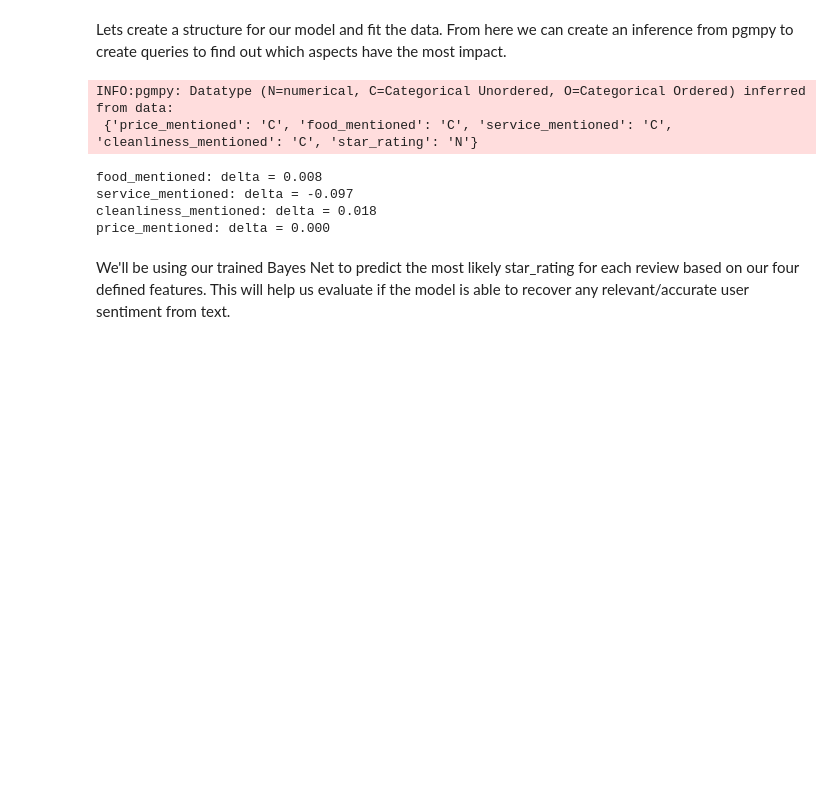
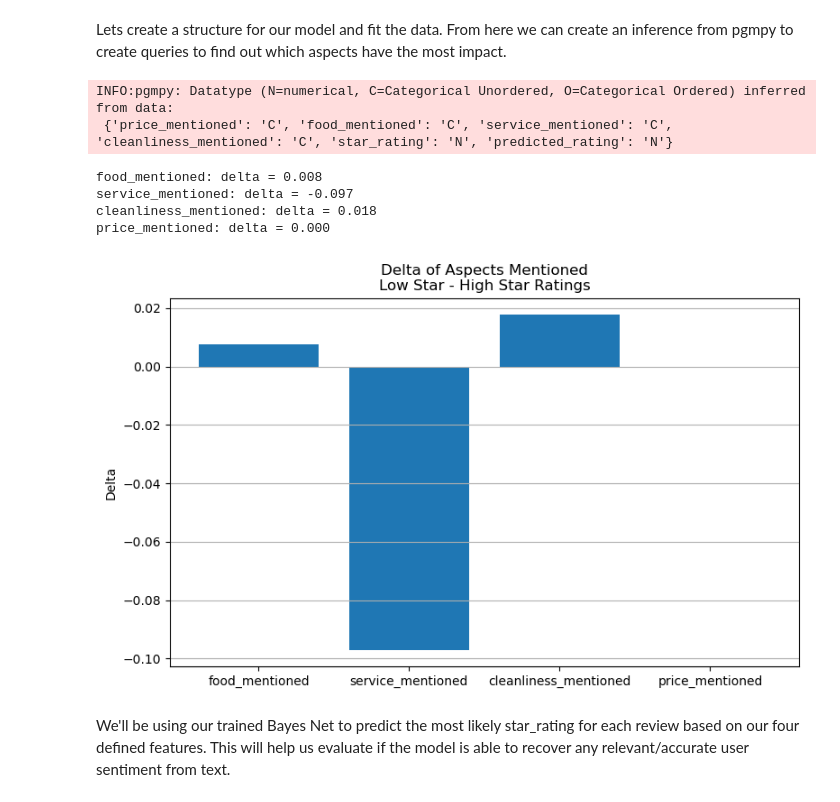
Before and after one commit to sgallaga/cs179_project, a Jupyter notebook: model.ipynb, the cells around one changed output. Drawn from its saved outputs; the diff is of its cells as text; code cells hidden in the pictures; blank space fills up the shorter version.

```diff
--- a/model.ipynb
+++ b/model.ipynb
@@ -113,37 +113,51 @@ model.fit(df, estimator=BayesianEstimator, prior_type="BDeu")
 # Run inference queries
 inference = VariableElimination(model)
 
 def get_yes_prob(var, rating:float):
     query = inference.query(variables=[var], evidence={"star_rating": rating})
     try:
         yes_index = query.state_names[var].index("yes")
         return query.values[yes_index]
     except ValueError:
         # this means "yes" isn't in this dist.
         return 0.0
 
 
 # Average over group of ratings
 def get_group_prob(var, rating_group):
     probs = [get_yes_prob(var, r) for r in rating_group]
     return sum(probs) / len(probs)
 
 # P(mention=yes | low) - P(mention=yes | high)
-delta_results = []
+delta_results = {}
 
 for var in aspects:
     low_avg = get_group_prob(var, low_ratings)
     high_avg = get_group_prob(var, high_ratings)
     delta = low_avg - high_avg
-    delta_results.append((var, delta))
-    print(f"{var}: delta = {delta:.3f}")
+    delta_results[var] = delta
+
+# Plot Deltas
+plt.figure(figsize=(8, 5))
+aspect_names = list(delta_results.keys())
+delta_values = list(delta_results.values())
+
+plt.bar(aspect_names, delta_values)
+plt.ylabel("Delta")
+plt.title("Delta of Aspects Mentioned\nLow Star - High Star Ratings")
+plt.tight_layout()
+plt.grid(axis='y')
+
+# Show the plot
+plt.show()
 # %% [output]
 INFO:pgmpy: Datatype (N=numerical, C=Categorical Unordered, O=Categorical Ordered) inferred from data:
- {'price_mentioned': 'C', 'food_mentioned': 'C', 'service_mentioned': 'C', 'cleanliness_mentioned': 'C', 'star_rating': 'N'}
+ {'price_mentioned': 'C', 'food_mentioned': 'C', 'service_mentioned': 'C', 'cleanliness_mentioned': 'C', 'star_rating': 'N', 'predicted_rating': 'N'}
 food_mentioned: delta = 0.008
 service_mentioned: delta = -0.097
 cleanliness_mentioned: delta = 0.018
 price_mentioned: delta = 0.000
+[figure, added]
 # %% [markdown]
 We'll be using our trained Bayes Net to predict the most likely star_rating for each review based on our four defined features. This will help us evaluate if the model is able to recover any relevant/accurate user sentiment from text.
 # %%
```
Also changed, not shown: parts of 2 cells of this notebook.
